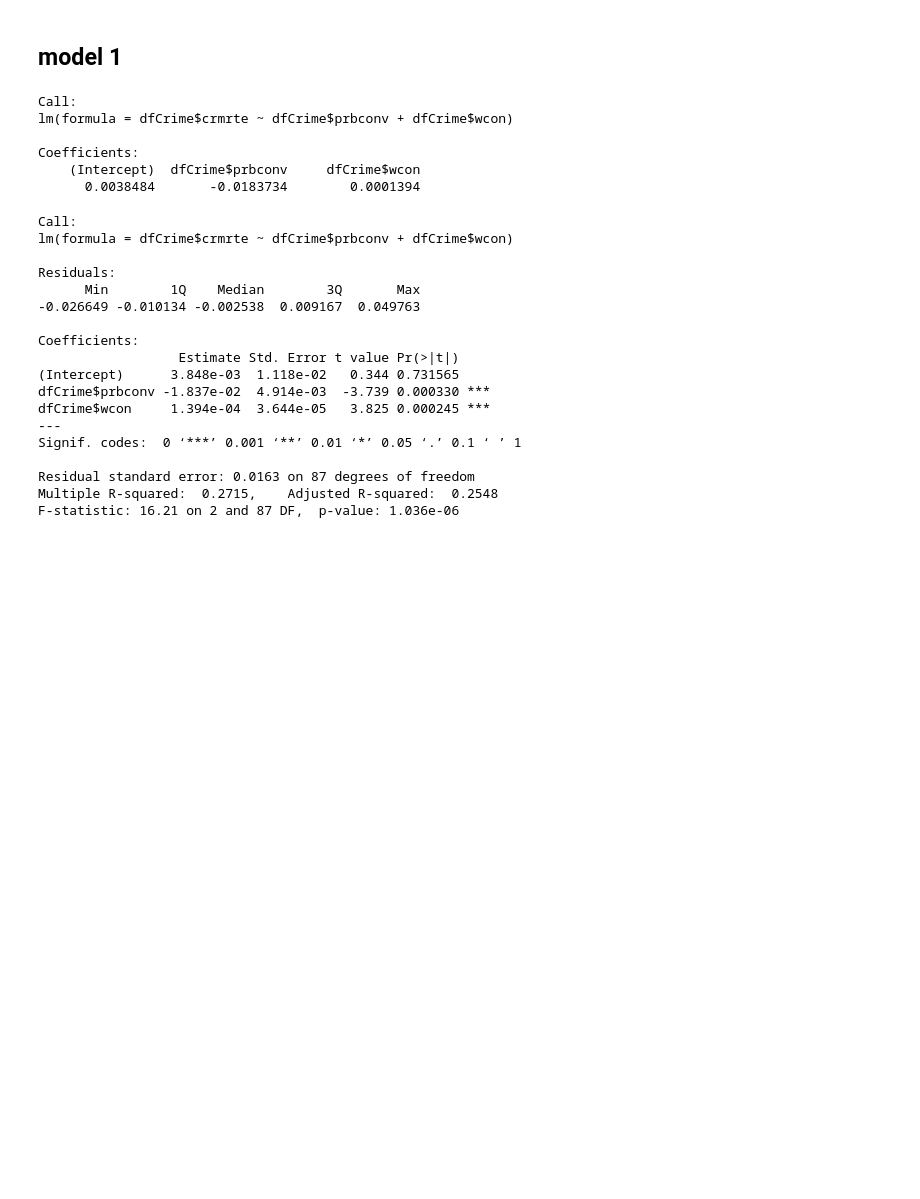
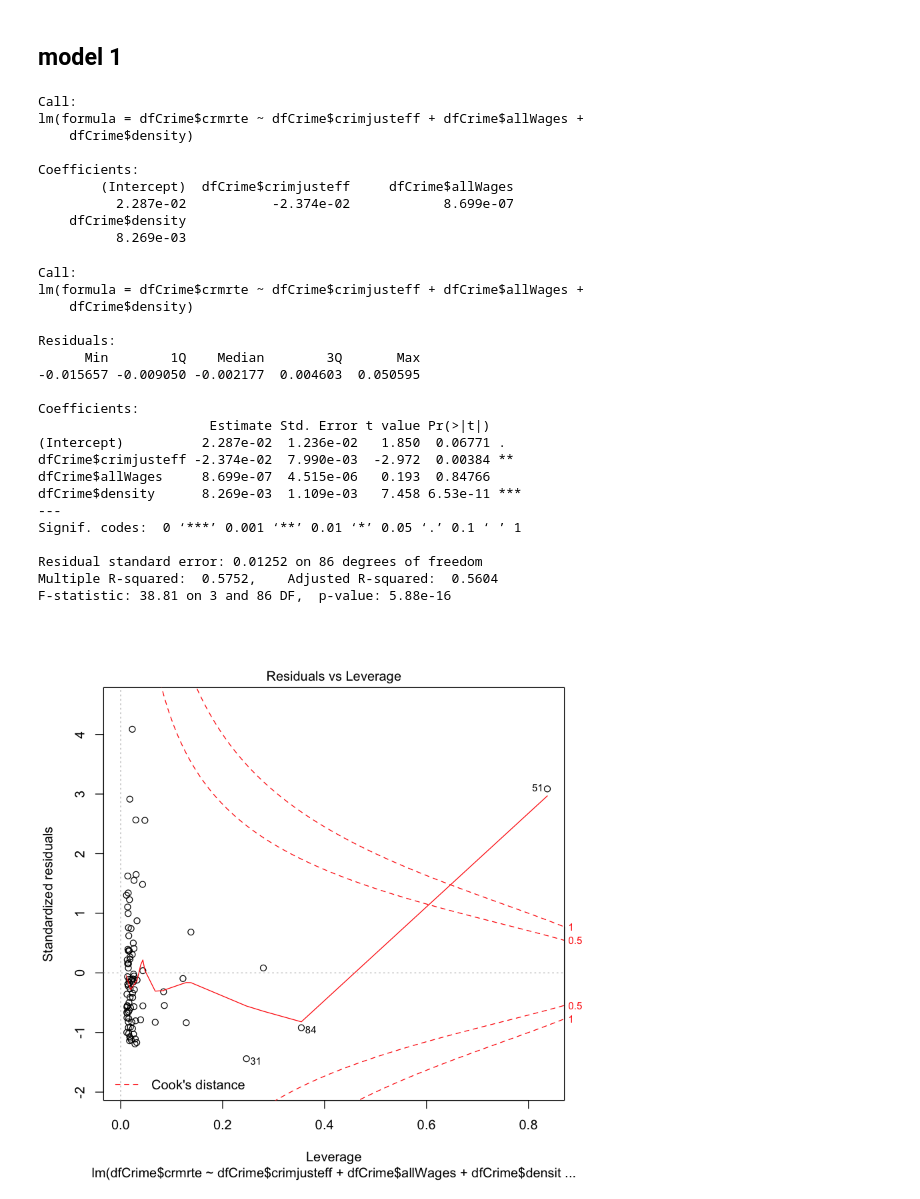
Before and after one commit to kevin-hartman/MIDS_W203_5_Lab3, a Jupyter notebook: model1.ipynb, the cells around one changed output. Saved outputs shown, nothing was run; the diff lists cells and outputs as text; code cells hidden in the pictures; blank space fills up the shorter version.

```diff
--- a/model1.ipynb
+++ b/model1.ipynb
@@ -115,3 +115,7 @@ dfCrime$metro =
                        'Inside'
                       )
                    )
+# %%
+dfCrime$allWages <- dfCrime$wcon + dfCrime$wtuc + dfCrime$wtrd + dfCrime$wfir + dfCrime$wser + dfCrime$wmfg + dfCrime$wfed +
+dfCrime$wsta + dfCrime$wloc
+dfCrime[51,]
@@ -118,34 +127,41 @@ dfCrime$metro =
 # %% [markdown]
 ## model 1
 # %%
-mod1 <- lm(dfCrime$crmrte ~ dfCrime$prbconv + dfCrime$wcon)
+mod1 <- lm(dfCrime$crmrte ~ dfCrime$crimjusteff + dfCrime$allWages + dfCrime$density)
 mod1
+plot(mod1, which = 5)
 summary(mod1)
 # %% [output]
 Call:
-lm(formula = dfCrime$crmrte ~ dfCrime$prbconv + dfCrime$wcon)
+lm(formula = dfCrime$crmrte ~ dfCrime$crimjusteff + dfCrime$allWages +
+    dfCrime$density)
 
 Coefficients:
-    (Intercept)  dfCrime$prbconv     dfCrime$wcon
-      0.0038484       -0.0183734        0.0001394
+        (Intercept)  dfCrime$crimjusteff     dfCrime$allWages
+          2.287e-02           -2.374e-02            8.699e-07
+    dfCrime$density
+          8.269e-03
 Call:
-lm(formula = dfCrime$crmrte ~ dfCrime$prbconv + dfCrime$wcon)
+lm(formula = dfCrime$crmrte ~ dfCrime$crimjusteff + dfCrime$allWages +
+    dfCrime$density)
 
 Residuals:
       Min        1Q    Median        3Q       Max
--0.026649 -0.010134 -0.002538  0.009167  0.049763
+-0.015657 -0.009050 -0.002177  0.004603  0.050595
 
 Coefficients:
-                  Estimate Std. Error t value Pr(>|t|)
-(Intercept)      3.848e-03  1.118e-02   0.344 0.731565
-dfCrime$prbconv -1.837e-02  4.914e-03  -3.739 0.000330 ***
-dfCrime$wcon     1.394e-04  3.644e-05   3.825 0.000245 ***
+                      Estimate Std. Error t value Pr(>|t|)
+(Intercept)          2.287e-02  1.236e-02   1.850  0.06771 .
+dfCrime$crimjusteff -2.374e-02  7.990e-03  -2.972  0.00384 **
+dfCrime$allWages     8.699e-07  4.515e-06   0.193  0.84766
+dfCrime$density      8.269e-03  1.109e-03   7.458 6.53e-11 ***
 ---
 Signif. codes:  0 ‘***’ 0.001 ‘**’ 0.01 ‘*’ 0.05 ‘.’ 0.1 ‘ ’ 1
 
-Residual standard error: 0.0163 on 87 degrees of freedom
-Multiple R-squared:  0.2715,    Adjusted R-squared:  0.2548
-F-statistic: 16.21 on 2 and 87 DF,  p-value: 1.036e-06
+Residual standard error: 0.01252 on 86 degrees of freedom
+Multiple R-squared:  0.5752,    Adjusted R-squared:  0.5604
+F-statistic: 38.81 on 3 and 86 DF,  p-value: 5.88e-16
+[figure, added]
 # %%
 # list out high leverage points and rerun with
 # augment find broom package in tidy
```
Also changed, not shown: parts of 4 cells of this notebook.
